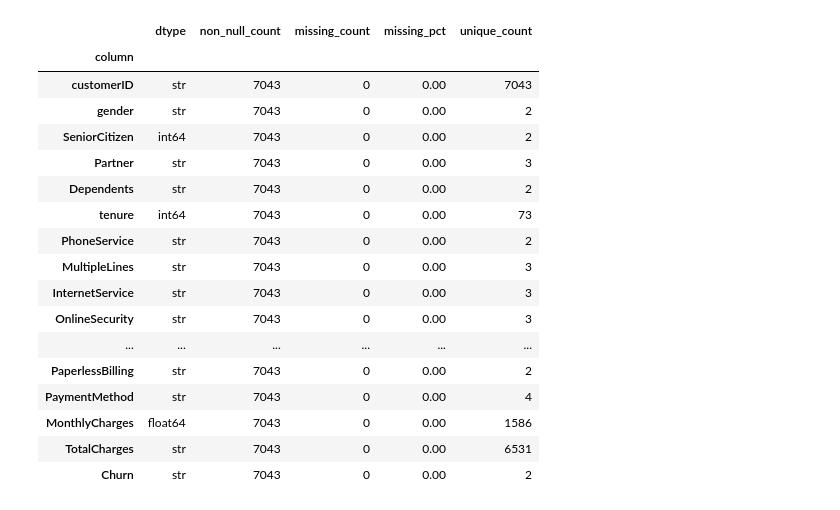
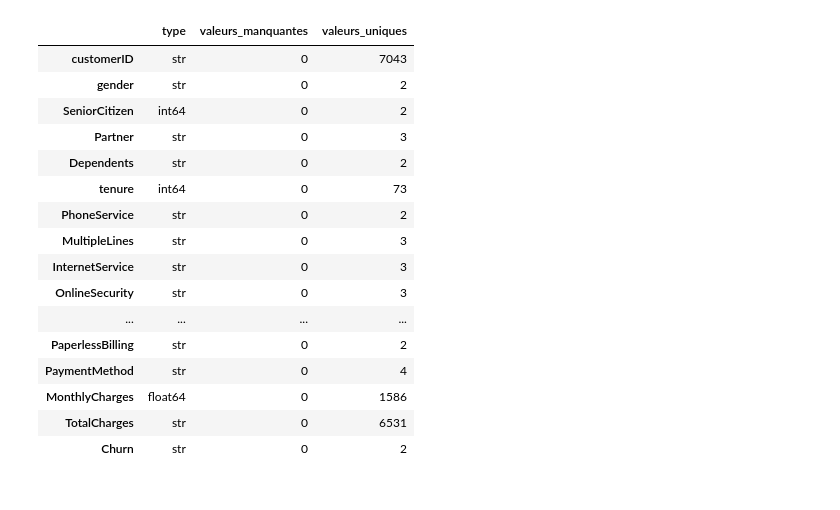
Before and after one commit to yahia-khroufi/Customer-Churn-Prediction, a Jupyter notebook: notebooks/exploration.ipynb, the cells around one changed output. Cells and saved outputs as stored; diff of their text form; code cells hidden in the pictures.

```diff
--- a/notebooks/exploration.ipynb
+++ b/notebooks/exploration.ipynb
@@ -7,0 +1,16 @@ df.shape
+# %%
+from pathlib import Path
+import pandas as pd
+import matplotlib.pyplot as plt
+
+data_path = Path("../data/raw/churn.csv")
+
+if not data_path.exists():
+    data_path = Path("data/raw/churn.csv")
+
+df_raw = pd.read_csv(data_path)
+df = df_raw.copy()
+
+print( "nb ligne et columnes",df.shape)
+
+df.head()
@@ -8,31 +26,26 @@ df.shape
 # %%
 overview = pd.DataFrame({
-    "dtype": df.dtypes.astype(str),
-    "non_null_count": df.notna().sum(),
-    "missing_count": df.isna().sum(),
-    "missing_pct": df.isna().mean().mul(100).round(2),
-    "unique_count": df.nunique(dropna=True),
+    "type": df.dtypes.astype(str),
+    "valeurs_manquantes": df.isna().sum(),
+    "valeurs_uniques": df.nunique(),
 })
 
-overview.index.name = "column"
+overview
+# %% [output]
+|  | type | valeurs_manquantes | valeurs_uniques |
+| customerID | str | 0 | 7043 |
+| gender | str | 0 | 2 |
+| SeniorCitizen | int64 | 0 | 2 |
+| Partner | str | 0 | 3 |
+| Dependents | str | 0 | 2 |
+| tenure | int64 | 0 | 73 |
+| PhoneService | str | 0 | 2 |
+| MultipleLines | str | 0 | 3 |
+| InternetService | str | 0 | 3 |
+| OnlineSecurity | str | 0 | 3 |
+| ... | ... | ... | ... |
+| PaperlessBilling | str | 0 | 2 |
+| PaymentMethod | str | 0 | 4 |
+| MonthlyCharges | float64 | 0 | 1586 |
+| TotalCharges | str | 0 | 6531 |
+| Churn | str | 0 | 2 |
-# %%
-overview
-# %% [output]
-|  | dtype | non_null_count | missing_count | missing_pct | unique_count |
-| column |  |  |  |  |  |
-| customerID | str | 7043 | 0 | 0.00 | 7043 |
-| gender | str | 7043 | 0 | 0.00 | 2 |
-| SeniorCitizen | int64 | 7043 | 0 | 0.00 | 2 |
-| Partner | str | 7043 | 0 | 0.00 | 3 |
-| Dependents | str | 7043 | 0 | 0.00 | 2 |
-| tenure | int64 | 7043 | 0 | 0.00 | 73 |
-| PhoneService | str | 7043 | 0 | 0.00 | 2 |
-| MultipleLines | str | 7043 | 0 | 0.00 | 3 |
-| InternetService | str | 7043 | 0 | 0.00 | 3 |
-| OnlineSecurity | str | 7043 | 0 | 0.00 | 3 |
-| ... | ... | ... | ... | ... | ... |
-| PaperlessBilling | str | 7043 | 0 | 0.00 | 2 |
-| PaymentMethod | str | 7043 | 0 | 0.00 | 4 |
-| MonthlyCharges | float64 | 7043 | 0 | 0.00 | 1586 |
-| TotalCharges | str | 7043 | 0 | 0.00 | 6531 |
-| Churn | str | 7043 | 0 | 0.00 | 2 |
```
Also changed, not shown: parts of 17 cells of this notebook.
